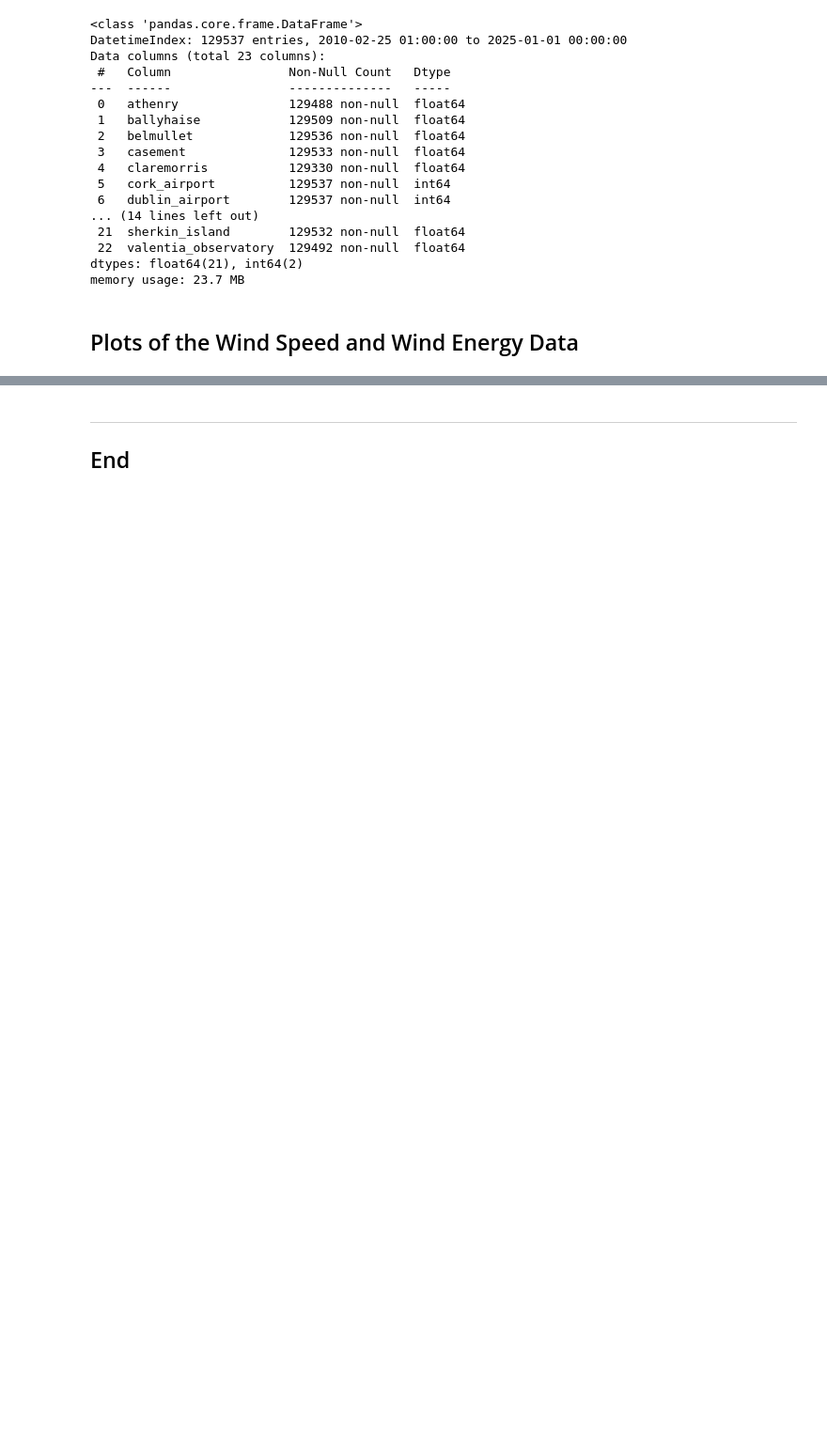
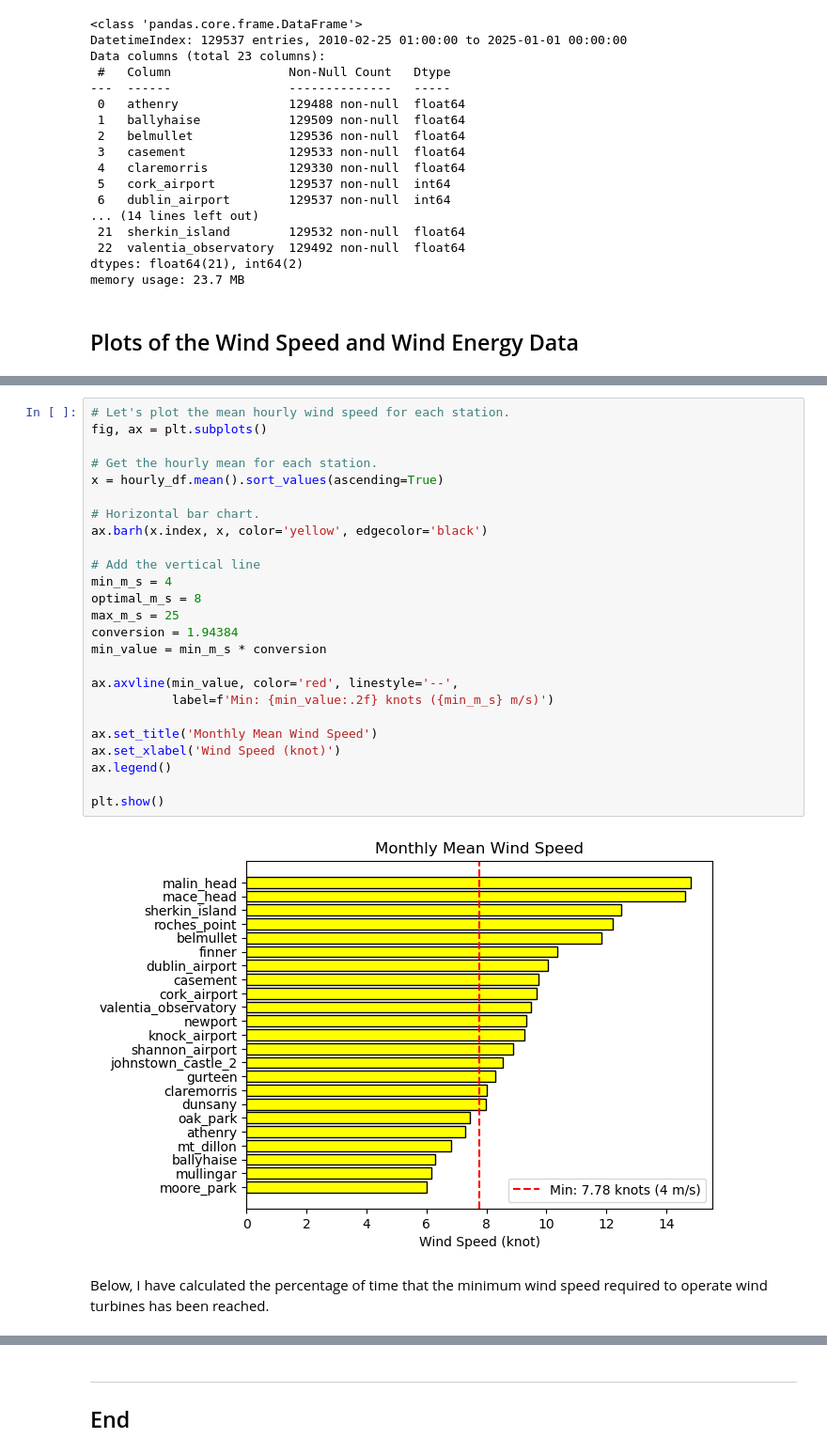
Before and after one commit to eoghanpw/PFDA-project, a Jupyter notebook: project.ipynb, the cells around one changed output, grey strips where cells are left out. Shown at 94% size. Cells and saved outputs as stored; diff of their text form; blank space fills up the shorter version.

```diff
--- a/project.ipynb
+++ b/project.ipynb
@@ -718,0 +338,29 @@ plt.show()
+# %%
+# Let's plot the mean hourly wind speed for each station.
+fig, ax = plt.subplots()
+
+# Get the hourly mean for each station.
+x = hourly_df.mean().sort_values(ascending=True)
+
+# Horizontal bar chart.
+ax.barh(x.index, x, color='yellow', edgecolor='black')
+
+# Add the vertical line
+min_m_s = 4
+optimal_m_s = 8
+max_m_s = 25
+conversion = 1.94384
+min_value = min_m_s * conversion
+
+ax.axvline(min_value, color='red', linestyle='--',
+           label=f'Min: {min_value:.2f} knots ({min_m_s} m/s)')
+
+ax.set_title('Monthly Mean Wind Speed')
+ax.set_xlabel('Wind Speed (knot)')
+ax.legend()
+
+plt.show()
+# %% [output]
+[figure, added]
+# %% [markdown]
+Below, I have calculated the percentage of time that the minimum wind speed required to operate wind turbines has been reached.
```
Also changed, not shown: parts of 58 cells of this notebook, 1 other file.
